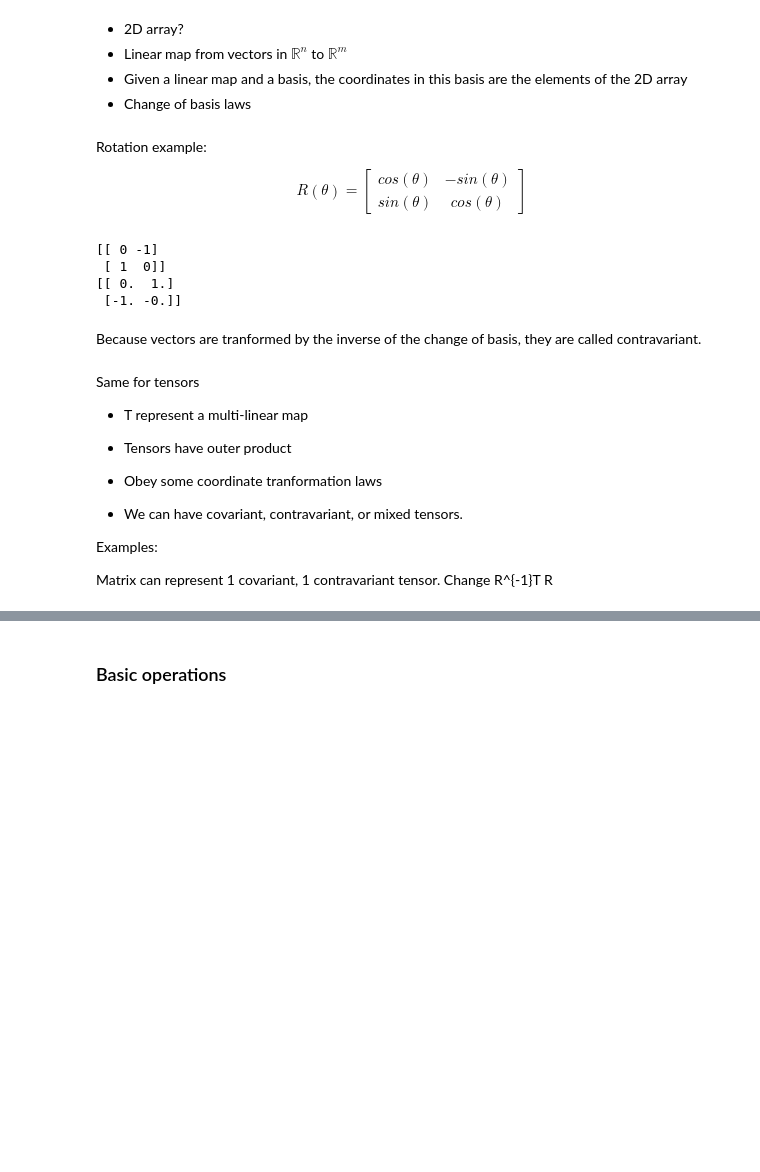
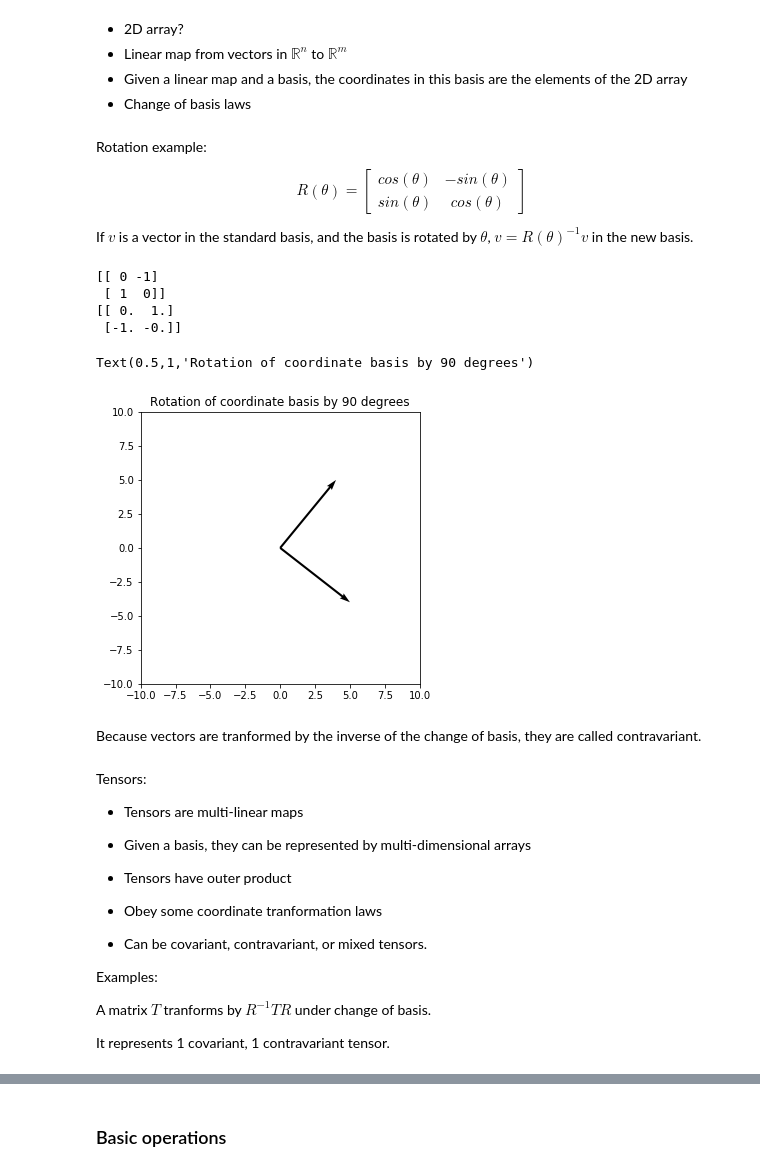
Before and after one commit to valentina-s/tensors-in-CVML, a Jupyter notebook: 0-tensor-intro.ipynb, the cells around one changed output, grey strips where cells are left out. Cells and saved outputs as stored; diff of their text form; code cells hidden in the pictures; blank space fills up the shorter version.

```diff
--- a/0-tensor-intro.ipynb
+++ b/0-tensor-intro.ipynb
@@ -15,45 +15,60 @@ R(\theta) = \left[\begin{array}{cc}
 cos(\theta)& -sin(\theta)\\
 sin(\theta)& cos(\theta)\end{array}\right]
 $$
+
+If $v$ is a vector in the standard basis, and the basis is rotated by $\theta$, $v = R(\theta)^{-1} v$ in the new basis.
 # %%
-#Example \theta = 90#
+#\theta = 90
 import numpy as np
 
 # rotation
 R = np.array([[0,-1],[1,0]])
 print(R)
 
 # inverse rotation
 R_inv = np.linalg.inv(R)
 print(R_inv)
 
 # vector in the standard basis
-I = np.array([[1,0],[1,0]])
+I = np.array([[1,0],[0,1]])
 v = np.array([4,5])
 
 # coordinates of v new basis
 v_rot = np.dot(R_inv, v)
+
+
+X, Y, U, V = zip([0,0,v[0],v[1]],[0,0,v_rot[0],v_rot[1]])
+plt.figure(figsize = (5,5))
+ax = plt.gca()
+ax.quiver(X, Y, U, V, angles='xy', scale_units='xy', scale=1)
+ax.set_xlim([-10, 10])
+ax.set_ylim([-10, 10])
+plt.title("Rotation of coordinate basis by 90 degrees")
 # %% [output]
 [[ 0 -1]
  [ 1  0]]
 [[ 0.  1.]
  [-1. -0.]]
+Text(0.5,1,'Rotation of coordinate basis by 90 degrees')
+[figure, added]
 # %% [markdown]
 Because vectors are tranformed by the inverse of the change of basis, they are called contravariant.
 # %% [markdown]
-Same for tensors
+Tensors:
 
-* T represent a multi-linear map
+* Tensors are multi-linear maps
+
+* Given a basis, they can be represented by multi-dimensional arrays
 
 * Tensors have outer product
 
 * Obey some coordinate tranformation laws
 
-* We can have covariant, contravariant, or mixed tensors.
+* Can be covariant, contravariant, or mixed tensors.
 
 Examples:
 
-Matrix can represent 1 covariant, 1 contravariant tensor.
-Change
-R^{-1}T R
+A matrix $T$ tranforms by $R^{-1}T R$ under change of basis.
+
+It represents 1 covariant, 1 contravariant tensor.
 # %% [markdown]
```
Also changed, not shown: parts of 10 cells of this notebook.
